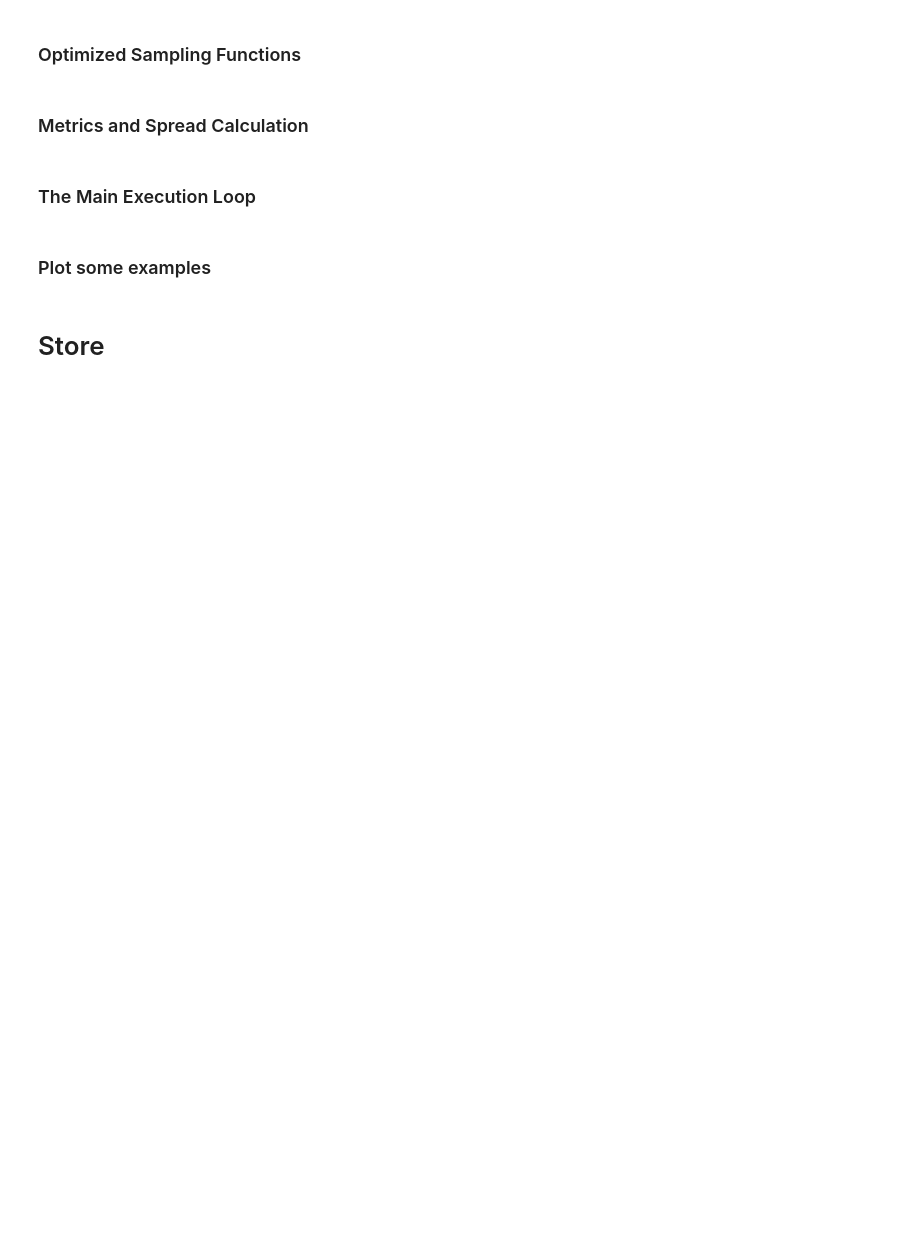
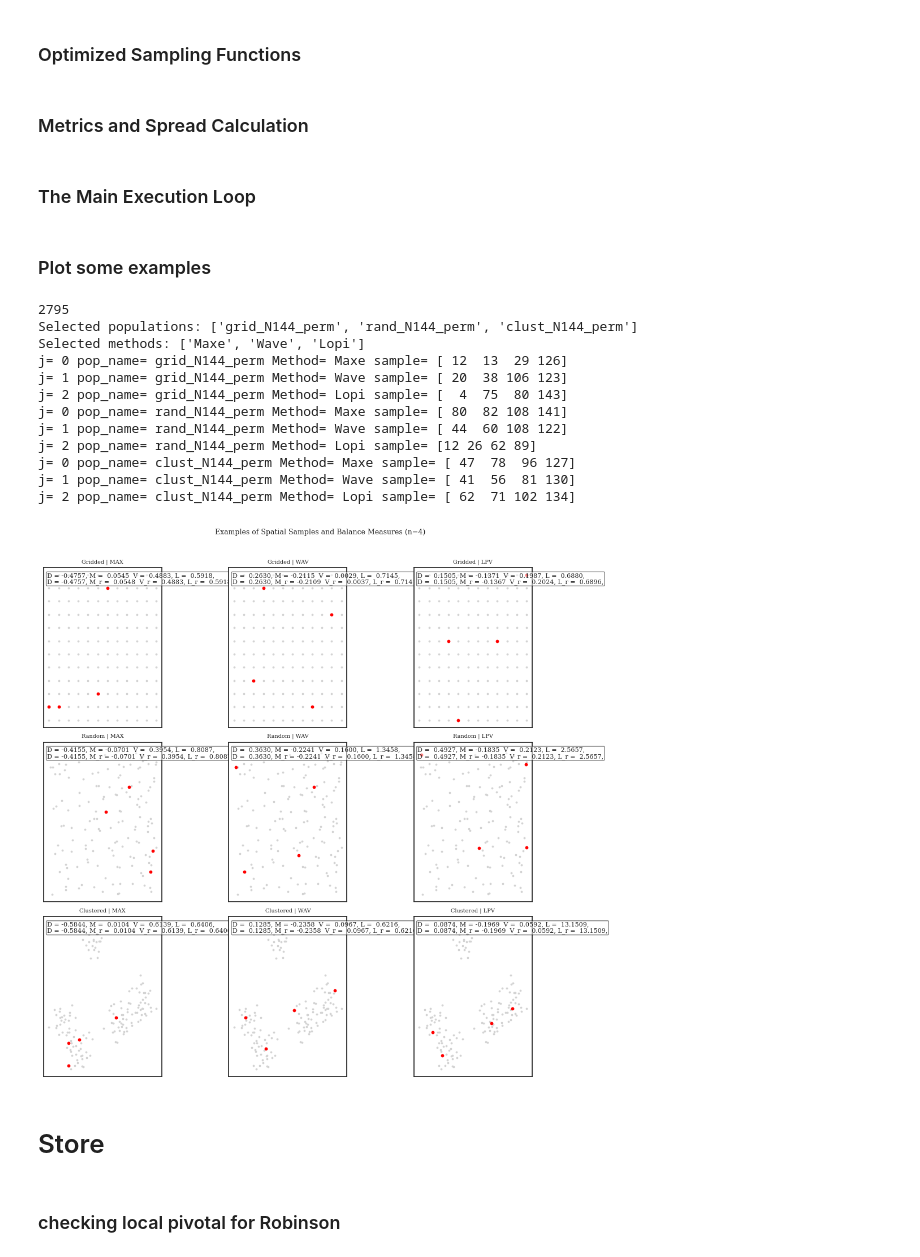
Before and after one commit to mehdimhb/graphical-sampling, a Jupyter notebook: simulations/jupyters/measurs.ipynb, the cells around one changed output. Drawn from its saved outputs; the diff is of its cells as text; code cells hidden in the pictures; blank space fills up the shorter version.

```diff
--- a/simulations/jupyters/measurs.ipynb
+++ b/simulations/jupyters/measurs.ipynb
@@ -359,7 +366,7 @@ design_labels = {
     "Maxe": "MAX"
 }
 
-data_folder = "populations"
+data_folder = "populations/simulated"
 for _ in range(3):
     if os.path.exists(data_folder):
         break
@@ -389,7 +396,7 @@ plt.rcParams.update({
     "axes.titlesize": 7
 })
 
-fig, axes = plt.subplots(3,3, figsize=(6.5,6.2), dpi=100)
+fig, axes = plt.subplots(3,3, figsize=(10,10), dpi=100)
 
 for i,pop_name in enumerate(pop_names):
 
@@ -405,13 +412,16 @@ for i,pop_name in enumerate(pop_names):
         pik = inclusion_probabilities(p_values, n)
     else:
         pik = inclusion_probabilities(df["prob"].values, n)
-    pik = np.repeat(n/N, N)
-    pop_wrapped = Population(coords=coords, probs=pik)
-
-    scorer_D = Density(population=pop_wrapped, n=n)
+    # pik = np.repeat(n/N, N)
+    pop_wrapped = Population(coords=coords, inclusions=pik)
+    scorer_D = DensityDisparity(population=pop_wrapped)
     scorer_M = Moran(population=pop_wrapped)
     scorer_V = Voronoi(population=pop_wrapped)
     scorer_L = LocalBalance(population=pop_wrapped)
+
+    scorer_M_r = Moran_r(population=pop_wrapped)
+    scorer_V_r = Voronoi_r(population=pop_wrapped)
+    scorer_L_r = LocalBalance_r(population=pop_wrapped)
 
     for j,method in enumerate(method_choices):
 
@@ -424,43 +434,64 @@ for i,pop_name in enumerate(pop_names):
         V = scorer_V.score(samples)[0]
         M = scorer_M.score(samples)[0]
         L = scorer_L.score(samples)[0]
-
+        V_r = scorer_V_r.score(samples)[0]
+        M_r = scorer_M_r.score(samples)[0]
+        L_r = scorer_L_r.score(samples)[0]
         # smaller markers
         ax.scatter(coords[:,0], coords[:,1], c="lightgray", s=3)
         ax.scatter(coords[s,0], coords[s,1], c="red", s=10)
 
         txt = (
     f"D = {D: .2f}, "
-    f"M = {M: .2f}\n"
+    f"M = {M: .2f}  "
     f"V = {V: .2f}, "
-    f"L = {L: .2f}"
+    f"L = {L: .2f}, \n"
+    f"D = {D: .2f}, "
+    f"M_r = {M_r: .2f}  "
+    f"V_r = {V_r: .2f}, "
+    f"L_r = {L_r: .2f},"
+
 )
 
 
         ax.text(
             0.03,0.97,txt,
             transform=ax.transAxes,
             fontsize=8,
             va="top",
             bbox=dict(boxstyle="round,pad=0.15", facecolor="white", alpha=0.5)
         )
 
         ax.set_title(f"{pop_labels[pop_name]} | {design_labels[method]}")
 
         ax.set_xticks([])
         ax.set_yticks([])
 
 # title
 plt.suptitle(
     f"Examples of Spatial Samples and Balance Measures (n={n})",
     fontsize=9
 )
 
 plt.tight_layout(rect=[0,0,1,0.96])
 plt.show()
 
 # save for paper
 # plt.savefig("spatial_balance_examples.pdf", bbox_inches="tight")
+# %% [output]
+2795
+Selected populations: ['grid_N144_perm', 'rand_N144_perm', 'clust_N144_perm']
+Selected methods: ['Maxe', 'Wave', 'Lopi']
+j= 0 pop_name= grid_N144_perm Method= Maxe sample= [ 12  13  29 126]
+j= 1 pop_name= grid_N144_perm Method= Wave sample= [ 20  38 106 123]
+j= 2 pop_name= grid_N144_perm Method= Lopi sample= [  4  75  80 143]
+j= 0 pop_name= rand_N144_perm Method= Maxe sample= [ 80  82 108 141]
+j= 1 pop_name= rand_N144_perm Method= Wave sample= [ 44  60 108 122]
+j= 2 pop_name= rand_N144_perm Method= Lopi sample= [12 26 62 89]
+j= 0 pop_name= clust_N144_perm Method= Maxe sample= [ 47  78  96 127]
+j= 1 pop_name= clust_N144_perm Method= Wave sample= [ 41  56  81 130]
+j= 2 pop_name= clust_N144_perm Method= Lopi sample= [ 62  71 102 134]
+[figure, added]
 # %%
 # ==========================================================
 # BEAUTIFUL VISUAL DIAGNOSTIC PLOTS
@@ -583,6 +614,8 @@ plt.show()
 # plt.savefig("spatial_balance_examples.pdf", dpi=600, bbox_inches="tight")
 # %% [markdown]
 # Store
+# %% [markdown]
+### checking local pivotal for Robinson
 # %%
 # This cell acts as a barrier
 raise SystemExit("Stopping Run All: Archived cells below.")
```
Also changed, not shown: parts of 5 cells of this notebook, 4 other files.
